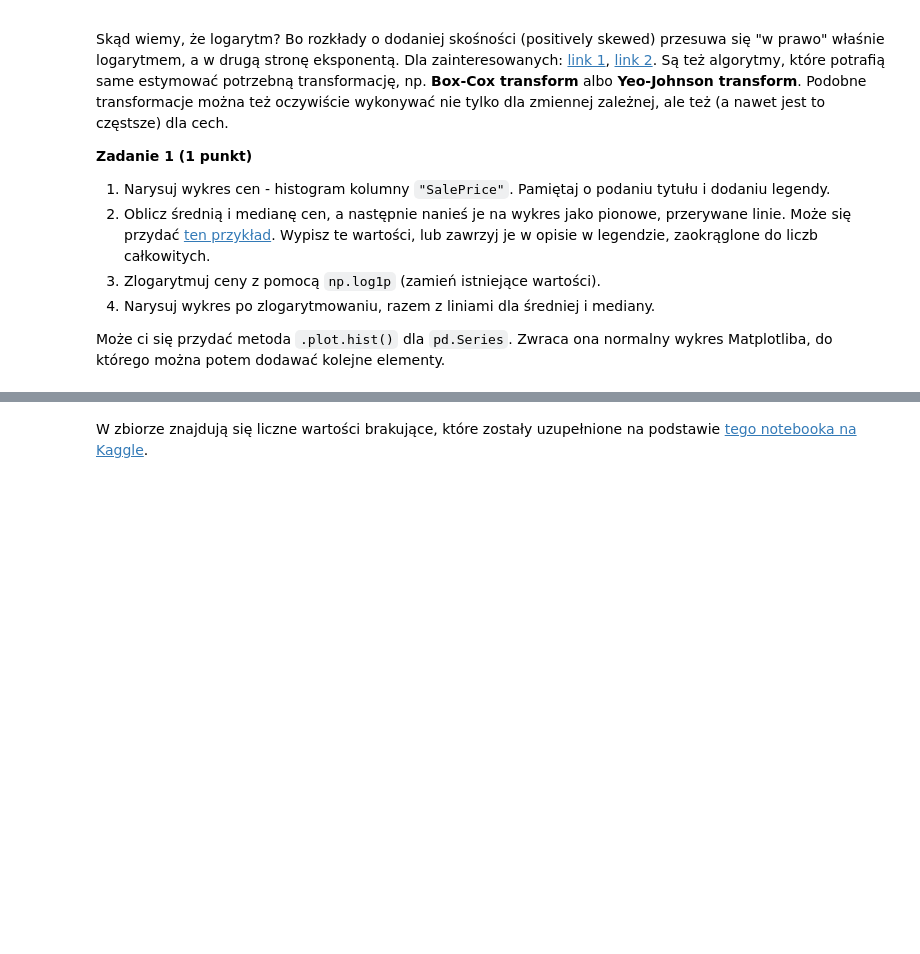
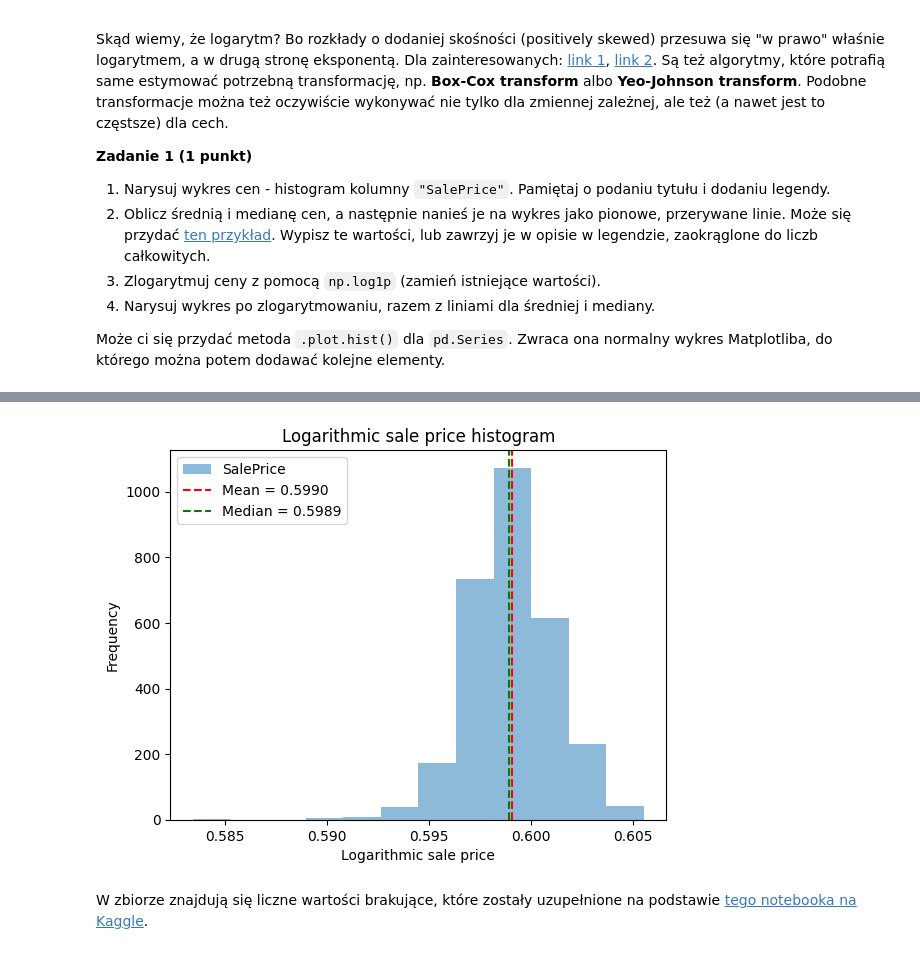
Before and after one commit to wiktorperczak/podstawy-uczenia-maszynowego-24-25, a Jupyter notebook: lab1/notebook.ipynb, the cells around one changed output, grey strips where cells are left out. Cells and saved outputs as stored; diff of their text form; code cells hidden in the pictures; blank space fills up the shorter version.

```diff
--- a/lab1/notebook.ipynb
+++ b/lab1/notebook.ipynb
@@ -93,3 +122,21 @@ Może ci się przydać metoda `.plot.hist()` dla `pd.Series`. Zwraca ona normaln
+# %%
+df["SalePrice"] = np.log1p(df["SalePrice"])
+
+df.plot.hist(column="SalePrice", bins=12, alpha=0.5)
+plt.title("Logarithmic sale price histogram")
+plt.xlabel("Logarithmic sale price")
+plt.ylabel("Frequency")
+
+sale_price_mean = np.mean(df["SalePrice"])
+plt.axvline(x = sale_price_mean, color="r", linestyle="--", label=f"Mean = {sale_price_mean:.4f}")
+
+sale_price_median = np.median(df["SalePrice"])
+plt.axvline(x = sale_price_median, color="g", linestyle="--", label=f"Median = {sale_price_median:.4f}")
+
+plt.legend()
+plt.show()
+# %% [output]
+[figure, added]
 # %% [markdown]
 W zbiorze znajdują się liczne wartości brakujące, które zostały uzupełnione na podstawie [tego notebooka na Kaggle](https://www.kaggle.com/code/juliencs/a-study-on-regression-applied-to-the-ames-dataset).
 # %%
```
Also changed, not shown: parts of 9 cells of this notebook.
